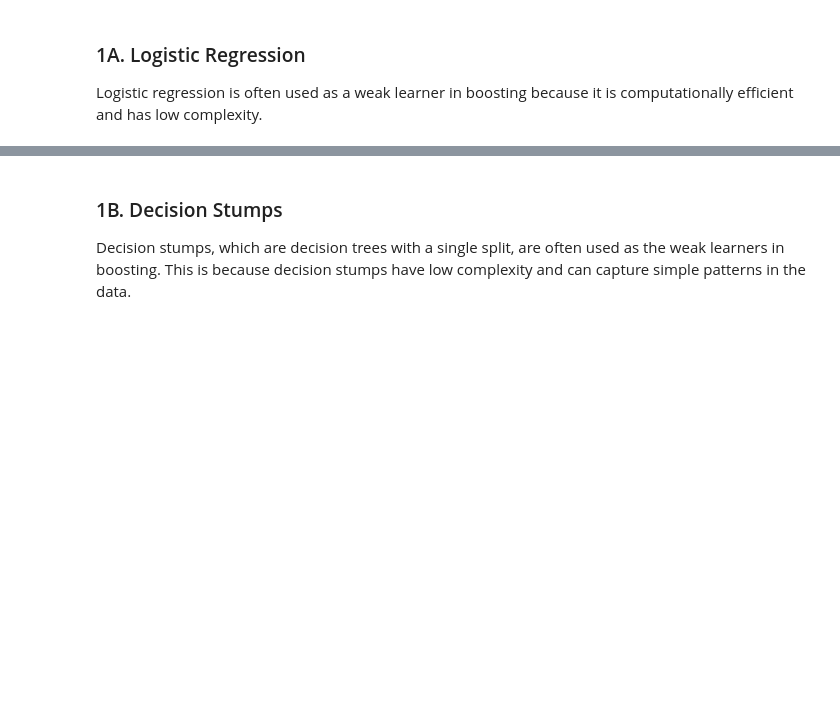
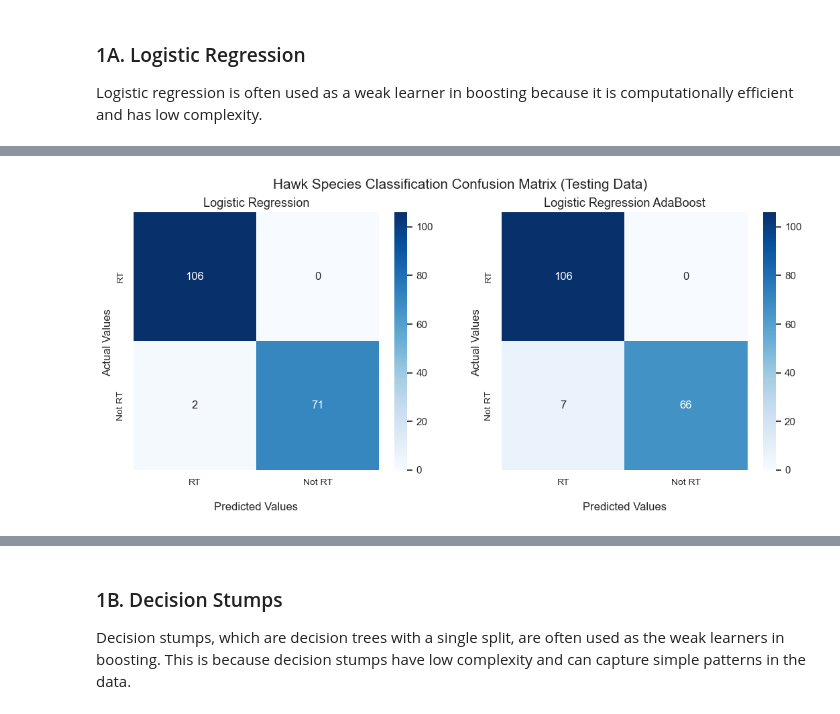
Before and after one commit to kary5678/INDE-577, a Jupyter notebook: supervised-learning/ensemble_methods/boosting/boosting.ipynb, the cells around one changed output, grey strips where cells are left out. Saved outputs shown, nothing was run; the diff lists cells and outputs as text; code cells hidden in the pictures; blank space fills up the shorter version.

Commit message:
Add boosting notebook with AdaBoost code

```diff
--- a/supervised-learning/ensemble_methods/boosting/boosting.ipynb
+++ b/supervised-learning/ensemble_methods/boosting/boosting.ipynb
@@ -62,0 +69,5 @@ hawks
+# %%
+X = hawks[["Wing", "Tail"]].to_numpy()
+# Convert each entry of y with RT (red-tailed) to -1 and otherwise 1
+hawks["Species_binary"] = [1 if x == "RT" else -1 for x in hawks.Species]
+y = hawks["Species_binary"].to_numpy()
@@ -62,0 +76,2 @@ hawks
+# %%
+X_train, X_test, y_train, y_test = train_test_split(X, y, test_size=0.20, random_state=1)
@@ -64,3 +135,8 @@ hawks
 ### 1A. Logistic Regression
 
 Logistic regression is often used as a weak learner in boosting because it is computationally efficient and has low complexity.
+# %%
+log_model = LogisticRegression(random_state = 42)
+log_model.fit(X_train, y_train)
+print("Training accuracy:", log_model.score(X_train, y_train))
+print("Testing accuracy:", log_model.score(X_test, y_test))
@@ -66,0 +146,9 @@ Logistic regression is often used as a weak learner in boosting because it is co
+# %%
+ada_log = AdaBoostClassifier(log_model, n_estimators = 10, algorithm = "SAMME.R", learning_rate = 0.5)
+ada_log.fit(X_train, y_train)
+print("Training accuracy:", ada_log.score(X_train, y_train))
+print("Testing accuracy:", ada_log.score(X_test, y_test))
+
+ada_log_y_pred = ada_log.predict(X_test)
+print(f"\nLogistic Regression AdaBoost Classification Report")
+print(classification_report(y_test,ada_log_y_pred), "\n")
@@ -66,0 +168,8 @@ Logistic regression is often used as a weak learner in boosting because it is co
+# %%
+compare_RT_confusion_matrix(y_test, log_model.predict(X_test), ada_log_y_pred,
+                            clf1_title = "Logistic Regression",
+                            clf2_title = "Logistic Regression AdaBoost")
+plt.suptitle("Hawk Species Classification Confusion Matrix (Testing Data)", fontsize = 15)
+plt.show()
+# %% [output]
+[figure, added]
```
Also changed, not shown: parts of 26 cells of this notebook.
